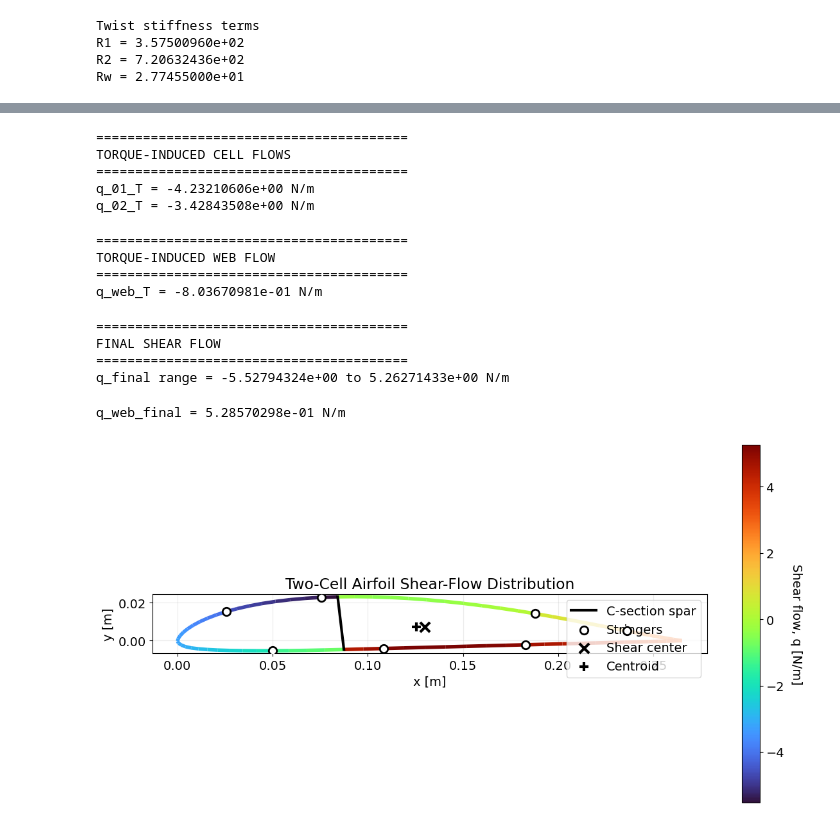
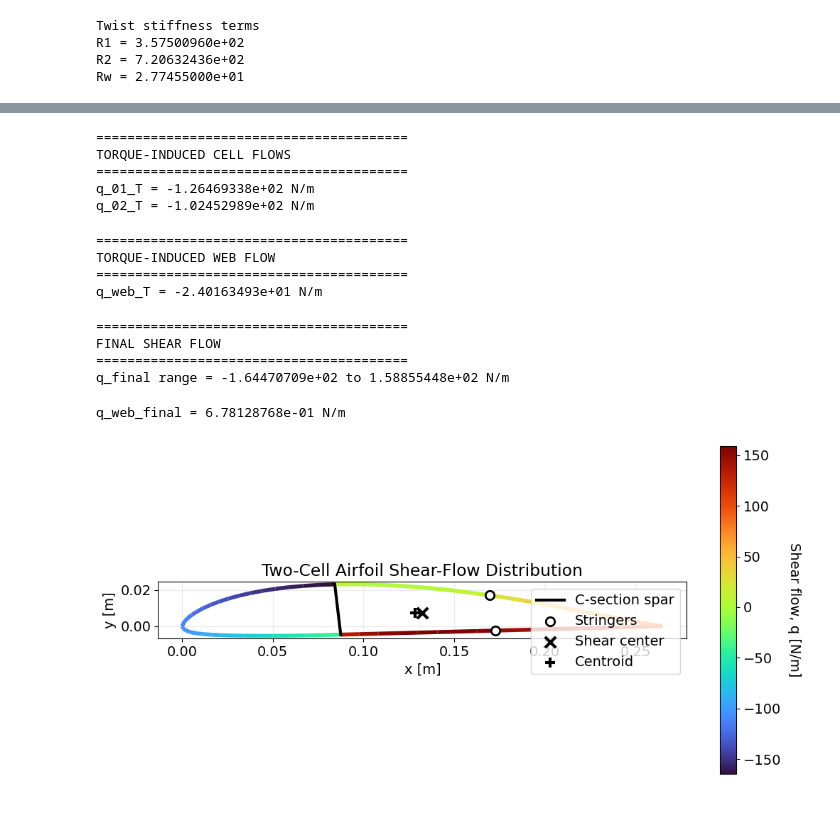
Before and after one commit to abhijeetmangela/skunk_works, a Jupyter notebook: AS5100_MP/with_spar/Trial_Abhijeet_2.ipynb, the cells around one changed output, grey strips where cells are left out. Saved outputs shown, nothing was run; the diff lists cells and outputs as text; code cells hidden in the pictures.

```diff
--- a/AS5100_MP/with_spar/Trial_Abhijeet_2.ipynb
+++ b/AS5100_MP/with_spar/Trial_Abhijeet_2.ipynb
@@ -22,7 +22,7 @@ stringer_length = 20e-3
 
 # Number of stringers to add.
 # Change this to match your section.
-num_stringers = 7
+num_stringers = 2
 
 # Stringer positions as normalized chordwise coordinates (x/c)
 #
@@ -35,12 +35,12 @@ num_stringers = 7
 # x/c = 0 -> Leading Edge
 # x/c = 1 -> Trailing Edge
 
-upper_stringer_x_norm = np.array([0.1, 0.3, 0.7, 0.9])
-lower_stringer_x_norm = np.array([0.2,0.4,0.7])
+upper_stringer_x_norm = np.array([0.65])
+lower_stringer_x_norm = np.array([0.65])
 
 # Vertical shear force used only to obtain the shear-center moment.
 # The resulting shear-center location is independent of its magnitude.
-V = 1.0  # N
+V = 28.1  # N
 
 spar_location_norm = 0.3174
 spar_location = spar_location_norm*chord
@@ -872,8 +872,8 @@ print(f"q_02_T = {q_02_T:.8e} N/m")
 ========================================
 TORQUE-INDUCED CELL FLOWS
 ========================================
-q_01_T = -4.23210606e+00 N/m
-q_02_T = -3.42843508e+00 N/m
+q_01_T = -1.26469338e+02 N/m
+q_02_T = -1.02452989e+02 N/m
 # %%
 # ================================================================
 # TORQUE-INDUCED WEB SHEAR FLOW
@@ -889,7 +889,7 @@ print(f"q_web_T = {q_web_T:.8e} N/m")
 ========================================
 TORQUE-INDUCED WEB FLOW
 ========================================
-q_web_T = -8.03670981e-01 N/m
+q_web_T = -2.40163493e+01 N/m
 # %%
 # ================================================================
 # SHEAR FLOW CAUSED ONLY BY T_CP
@@ -936,7 +936,7 @@ print(
 ========================================
 FINAL SHEAR FLOW
 ========================================
-q_final range = -5.52794324e+00 to 5.26271433e+00 N/m
+q_final range = -1.64470709e+02 to 1.58855448e+02 N/m
 # %%
 # ================================================================
 # FINAL WEB SHEAR FLOW
@@ -946,7 +946,7 @@ q_web_final = q_web + q_web_T
 
 print(f"q_web_final = {q_web_final:.8e} N/m")
 # %% [output]
-q_web_final = 5.28570298e-01 N/m
+q_web_final = 6.78128768e-01 N/m
 # %%
 # ================================================================
 # COLOURMAP OF SHEAR-FLOW DISTRIBUTION
@@ -1116,32 +1116,32 @@ ax.scatter(
 cbar = fig.colorbar(lc, ax=ax)
 
 cbar.set_label(
     "Shear flow, q [N/m]",
     rotation=270,
     labelpad=20
 )
 
 
 # ------------------------------------------------
 # 10. AXES / FORMAT
 # ------------------------------------------------
 
 ax.set_aspect("equal", adjustable="box")
 
 ax.set_xlabel("x [m]")
 ax.set_ylabel("y [m]")
 
 ax.set_title(
     "Two-Cell Airfoil Shear-Flow Distribution"
 )
 
 ax.grid(True, alpha=0.25)
 
 ax.legend(
     loc="best"
 )
 
-plt.tight_layout()
+# plt.tight_layout()
 plt.show()
 # %% [output]
-[figure, old version]
+[figure, new version]
```
Also changed, not shown: parts of 22 cells of this notebook, 5 other files.
